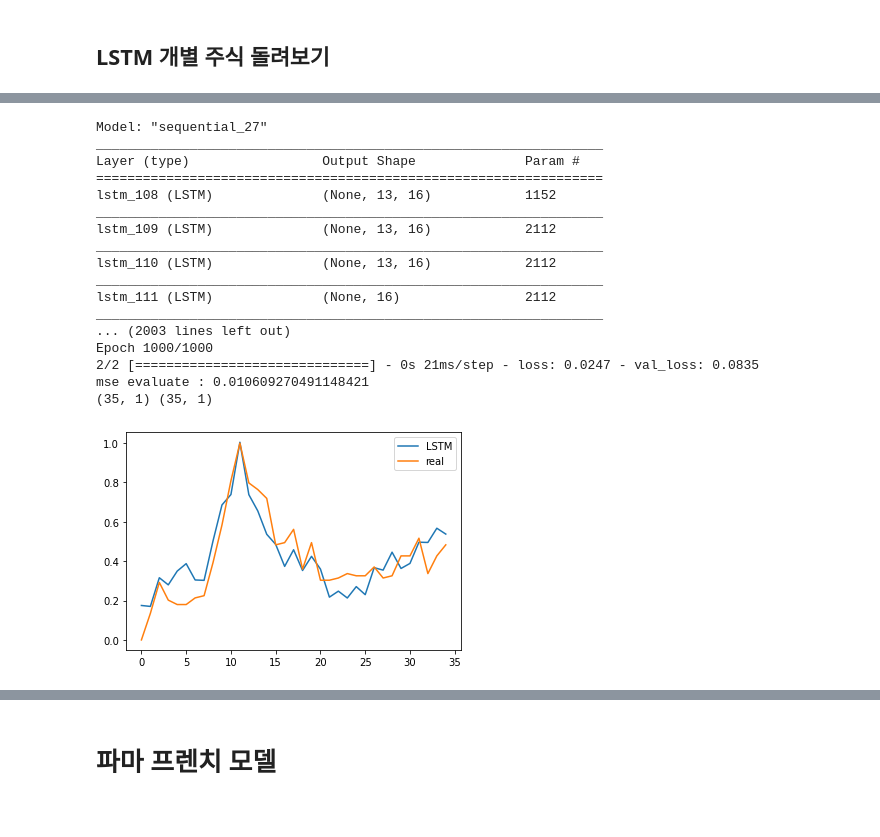
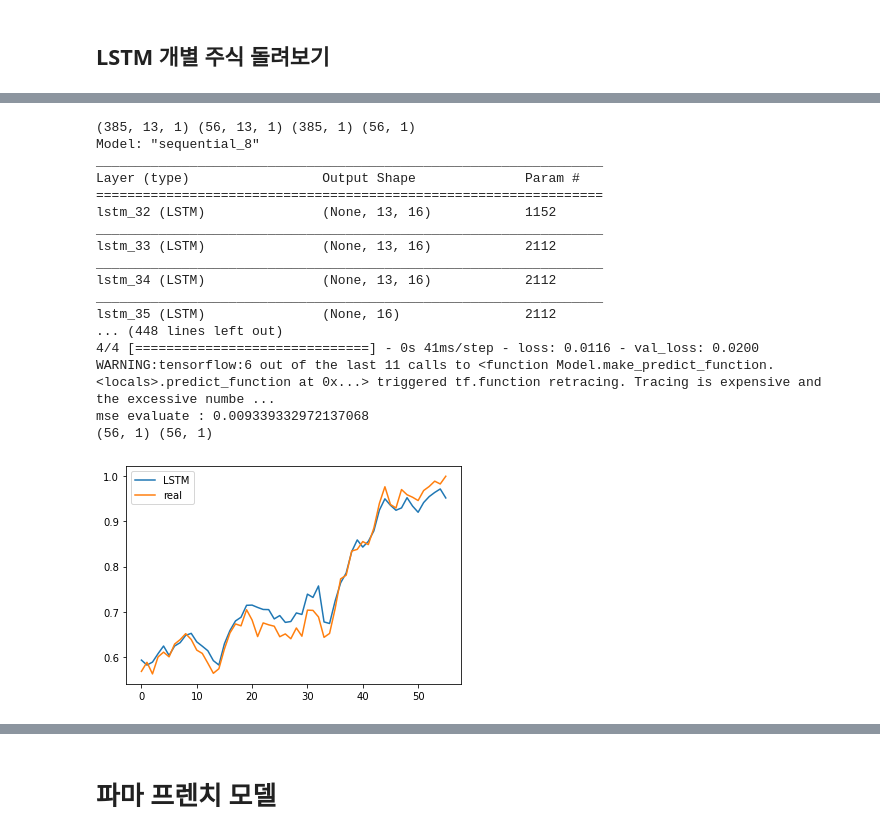
Before and after one commit to Young312886/Stock_value_prediction, a Jupyter notebook: Predict2020.ipynb, the cells around one changed output, grey strips where cells are left out. Cells and saved outputs as stored; diff of their text form; code cells hidden in the pictures.

Commit message:
Train/Test Split redone

```diff
--- a/Predict2020.ipynb
+++ b/Predict2020.ipynb
@@ -151,3 +142,8 @@ tX2_test, ty2_test, scaler4 = Scaler(X2_test, y2_test)
+# %%
+tX_train = tX[0:t,:]
+tX_test = tX[t:,:]
+ty_train = ty[0:t,:]
+ty_test = ty[t:,:]
 # %% [markdown]
 3개의 train 구분에 대하여 각각의 모델 적용 하는 함수를 작성해야 한다.
 # %%
@@ -190,5 +186,5 @@ def Train(xtrain,ytrain,xtest,ytest,number):
     plt.legend()
     return yhat, ytest
 # %%
-yhat, ytest =Train(tX2_train, ty2_train, tX2_test,ty2_test,4)
+yhat, ytest =Train(tX_train, ty_train, tX_test,ty_test,4)
 # %% [output]
@@ -339,28 +335,28 @@ df_MRO
 df_raw = df_2020.drop(['Open','High','Low','Volume','Energy'],axis = 1)
 df_raw = df_raw.set_index(df_2020.Date)
 # %%
-KMI_df = df_raw.merge(df_KMI, how = 'inner',left_on=df_raw.Date,right_index=True)
-KMI_df = KMI_df.drop(['key_0','Date'],axis=1)
+MRO_df = df_raw.merge(df_MRO, how = 'inner',left_on=df_raw.Date,right_index=True)
+MRO_df = MRO_df.drop(['key_0','Date'],axis=1)
 XOM_df = df_raw.merge(df_XOM, how = 'inner',left_on=df_raw.Date,right_index=True)
 XOM_df = XOM_df.drop(['key_0','Date'],axis=1)
 CVX_df = df_raw.merge(df_CVX, how = 'inner',left_on=df_raw.Date,right_index=True)
 CVX_df = CVX_df.drop(['key_0','Date'],axis=1)
 COP_df = df_raw.merge(df_COP, how = 'inner',left_on=df_raw.Date,right_index=True)
 COP_df = COP_df.drop(['key_0','Date'],axis=1)
-DVC_df = df_raw.merge(df_DVC, how = 'inner',left_on=df_raw.Date,right_index=True)
-DVC_df = DVC_df.drop(['key_0','Date'],axis=1)
+DVN_df = df_raw.merge(df_DVN, how = 'inner',left_on=df_raw.Date,right_index=True)
+DVN_df = DVN_df.drop(['key_0','Date'],axis=1)
 # %% [markdown]
 ## LSTM 개별 주식 돌려보기
 # %%
 def LSTM_indiv(df,ticker):
-    train = df.loc[df.index < '2021-07-31',:]
-    test = df.loc[df.index >= '2021-07-31',:]
-    X_train = np.array(train.drop(['Brent','Copper','Close','Change'],axis =1))
-    y_train = np.array(train.Close)
-    X_test = np.array(test.drop(['Brent','Copper','Close','Change'],axis =1))
-    y_test = np.array(test.Close)
-    tX_train, ty_train, scaler1 = Scaler(X_train, y_train)
-    tX_test, ty_test, scaler2 = Scaler(X_test, y_test)
+    X = df.drop(['Brent','Copper','Close','Change'],axis =1)
+    y = np.array(df.Close)
+    tX, ty, scaler1 = Scaler(X, y)
+    tX_train = tX[0:t,:]
+    tX_test = tX[t:,:]
+    ty_train = ty[0:t,:]
+    ty_test = ty[t:,:]
+    print(tX_train.shape, tX_test.shape, ty_train.shape, ty_test.shape)
     yhat, ytest =Train(tX_train, ty_train, tX_test,ty_test,ticker)
-    return yhat, ytest, scaler2
+    return yhat, ytest, scaler1
 # %%
@@ -450,24 +446,24 @@ mse evaluate : 0.04780891790950398
 # %%
-yhat5, ytest5, scaler5 = LSTM_indiv(DVC_df,"DVC")
+yhat5, ytest5, scaler5 = LSTM_indiv(DVN_df,"DVN")
 # %% [output]
-Model: "sequential_27"
+(385, 13, 1) (56, 13, 1) (385, 1) (56, 1)
+Model: "sequential_8"
 _________________________________________________________________
 Layer (type)                 Output Shape              Param #
 =================================================================
-lstm_108 (LSTM)              (None, 13, 16)            1152
+lstm_32 (LSTM)               (None, 13, 16)            1152
 _________________________________________________________________
-lstm_109 (LSTM)              (None, 13, 16)            2112
+lstm_33 (LSTM)               (None, 13, 16)            2112
 _________________________________________________________________
-lstm_110 (LSTM)              (None, 13, 16)            2112
+lstm_34 (LSTM)               (None, 13, 16)            2112
 _________________________________________________________________
-lstm_111 (LSTM)              (None, 16)                2112
-_________________________________________________________________
-... (2003 lines left out)
-Epoch 1000/1000
-2/2 [==============================] - 0s 21ms/step - loss: 0.0247 - val_loss: 0.0835
-mse evaluate : 0.010609270491148421
-(35, 1) (35, 1)
+lstm_35 (LSTM)               (None, 16)                2112
+... (448 lines left out)
+4/4 [==============================] - 0s 41ms/step - loss: 0.0116 - val_loss: 0.0200
+WARNING:tensorflow:6 out of the last 11 calls to <function Model.make_predict_function.<locals>.predict_function at 0x...> triggered tf.function retracing. Tracing is expensive and the excessive numbe ...
+mse evaluate : 0.009339332972137068
+(56, 1) (56, 1)
-[figure, old version]
+[figure, new version]
 # %%
 # 수익률 계산
 def return_cal(x,y):
```
Also changed, not shown: parts of 12 cells of this notebook.
